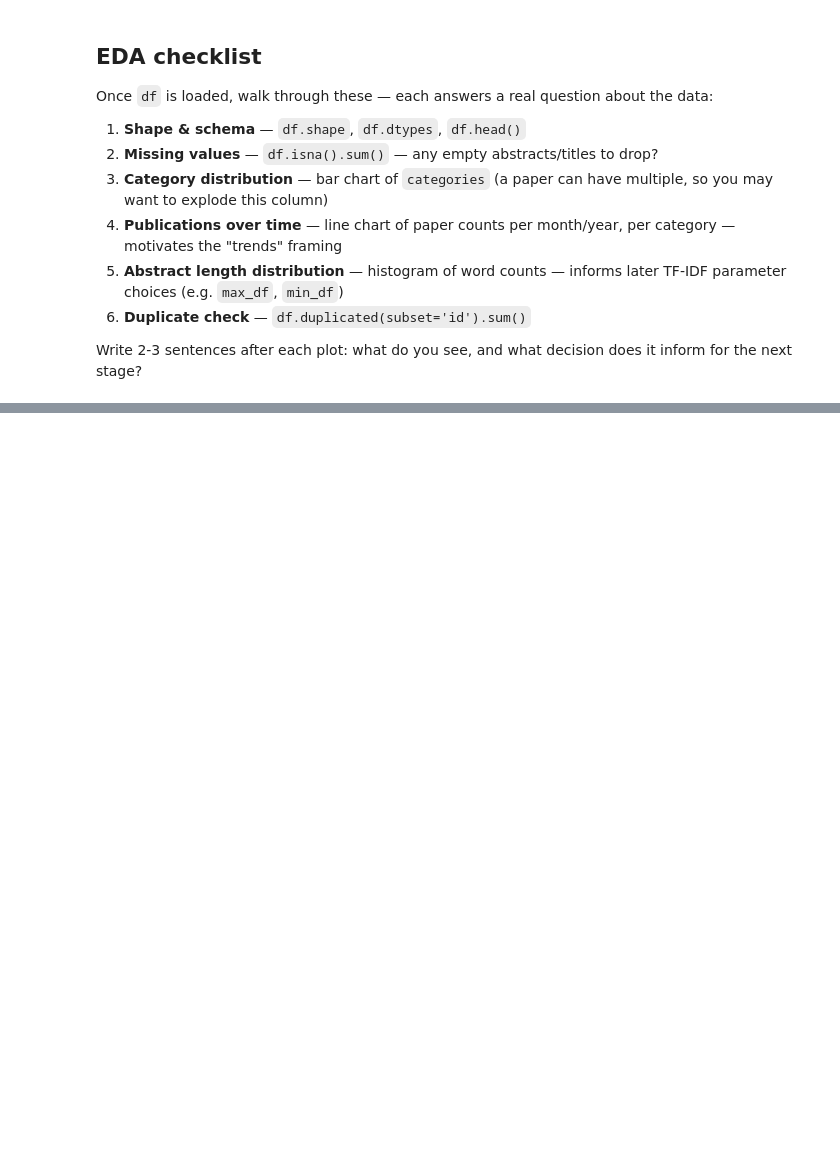
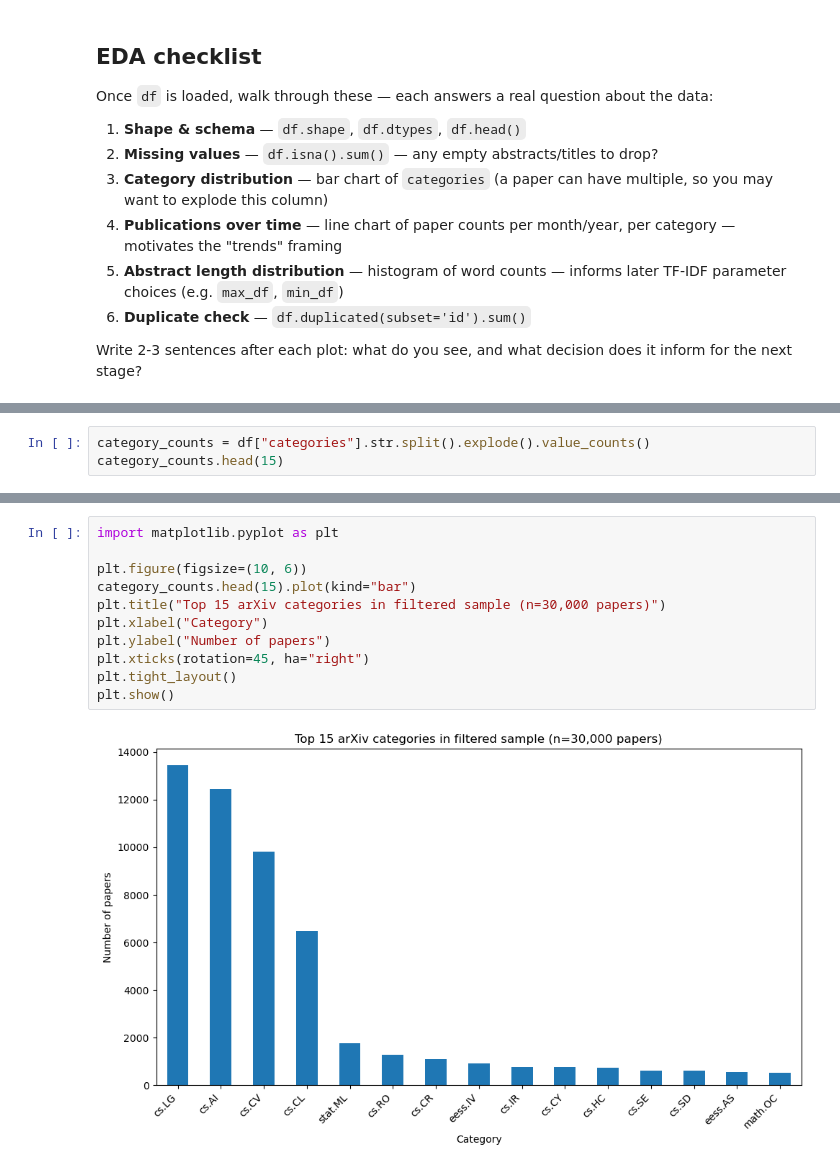
Before and after one commit to CODEWITHNDAHIRO/Arvix-trends-scaffold, a Jupyter notebook: notebooks/01_data_acquisition_eda.ipynb, the cells around one changed output, grey strips where cells are left out. Drawn from its saved outputs; the diff is of its cells as text; blank space fills up the shorter version.

Commit message:
stage 2: complete EDA (missingness, category distribution, time trend, abstract length, duplicates) with documented observations

```diff
--- a/notebooks/01_data_acquisition_eda.ipynb
+++ b/notebooks/01_data_acquisition_eda.ipynb
@@ -87,0 +124,3 @@ Write 2-3 sentences after each plot: what do you see, and what decision does it
+# %%
+category_counts = df["categories"].str.split().explode().value_counts()
+category_counts.head(15)
@@ -87,0 +145,13 @@ Write 2-3 sentences after each plot: what do you see, and what decision does it
+# %%
+import matplotlib.pyplot as plt
+
+plt.figure(figsize=(10, 6))
+category_counts.head(15).plot(kind="bar")
+plt.title("Top 15 arXiv categories in filtered sample (n=30,000 papers)")
+plt.xlabel("Category")
+plt.ylabel("Number of papers")
+plt.xticks(rotation=45, ha="right")
+plt.tight_layout()
+plt.show()
+# %% [output]
+[figure, added]
```
Also changed, not shown: parts of 17 cells of this notebook.
